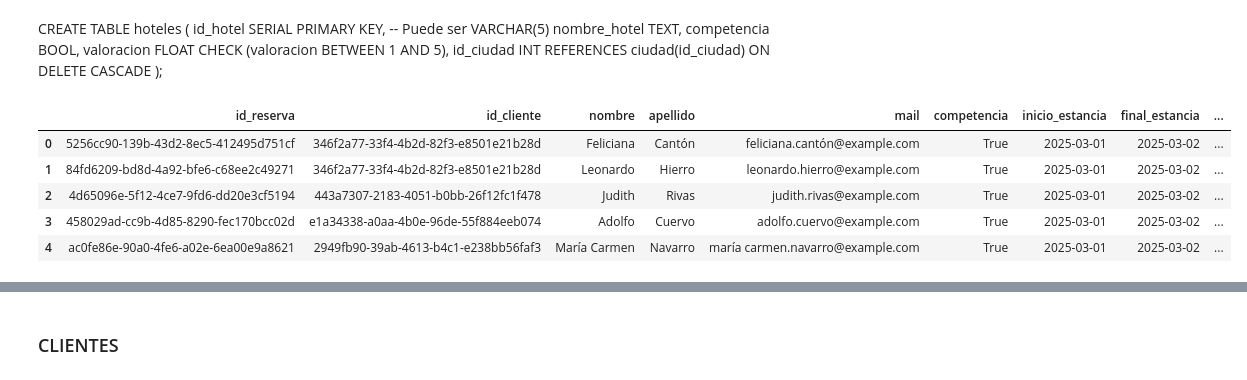
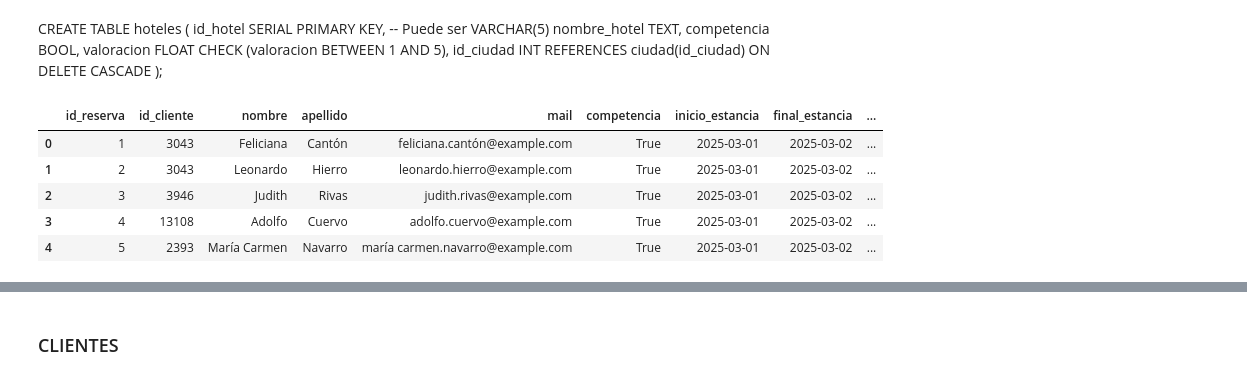
Before and after one commit to Gonzalo8julian/14.PROYECTO_ETL, a Jupyter notebook: jupyters/carga.ipynb, the cells around one changed output, grey strips where cells are left out. Cells and saved outputs as stored; diff of their text form; code cells hidden in the pictures.

```diff
--- a/jupyters/carga.ipynb
+++ b/jupyters/carga.ipynb
@@ -21,6 +21,6 @@ cur.fetchone()
 # %% [markdown]
 ### Ciudad
 # %%
-df = pd.read_parquet("../data/info_hoteles_nuestros.parquet")
-df.head()
+df = pd.read_csv("../data/limpieza_reservas_hoteles.csv")
+df.info()
 # %% [output]
@@ -224,9 +210,9 @@ nuestros = pd.read_csv("../data/info_hoteles_nuestros.csv")
 # %%
-competencia.head()
+df.head()
 # %% [output]
 |  | id_reserva | id_cliente | nombre | apellido | mail | competencia | inicio_estancia | final_estancia | ... |
-| 0 | 5256cc90-139b-43d2-8ec5-412495d751cf | 346f2a77-33f4-4b2d-82f3-e8501e21b28d | Feliciana | Cantón | feliciana.cantón@example.com | True | 2025-03-01 | 2025-03-02 | ... |
-| 1 | 84fd6209-bd8d-4a92-bfe6-c68ee2c49271 | 346f2a77-33f4-4b2d-82f3-e8501e21b28d | Leonardo | Hierro | leonardo.hierro@example.com | True | 2025-03-01 | 2025-03-02 | ... |
-| 2 | 4d65096e-5f12-4ce7-9fd6-dd20e3cf5194 | 443a7307-2183-4051-b0bb-26f12fc1f478 | Judith | Rivas | judith.rivas@example.com | True | 2025-03-01 | 2025-03-02 | ... |
-| 3 | 458029ad-cc9b-4d85-8290-fec170bcc02d | e1a34338-a0aa-4b0e-96de-55f884eeb074 | Adolfo | Cuervo | adolfo.cuervo@example.com | True | 2025-03-01 | 2025-03-02 | ... |
-| 4 | ac0fe86e-90a0-4fe6-a02e-6ea00e9a8621 | 2949fb90-39ab-4613-b4c1-e238bb56faf3 | María Carmen | Navarro | maría carmen.navarro@example.com | True | 2025-03-01 | 2025-03-02 | ... |
+| 0 | 1 | 3043 | Feliciana | Cantón | feliciana.cantón@example.com | True | 2025-03-01 | 2025-03-02 | ... |
+| 1 | 2 | 3043 | Leonardo | Hierro | leonardo.hierro@example.com | True | 2025-03-01 | 2025-03-02 | ... |
+| 2 | 3 | 3946 | Judith | Rivas | judith.rivas@example.com | True | 2025-03-01 | 2025-03-02 | ... |
+| 3 | 4 | 13108 | Adolfo | Cuervo | adolfo.cuervo@example.com | True | 2025-03-01 | 2025-03-02 | ... |
+| 4 | 5 | 2393 | María Carmen | Navarro | maría carmen.navarro@example.com | True | 2025-03-01 | 2025-03-02 | ... |
```
Also changed, not shown: parts of 42 cells of this notebook, 4 other files.
